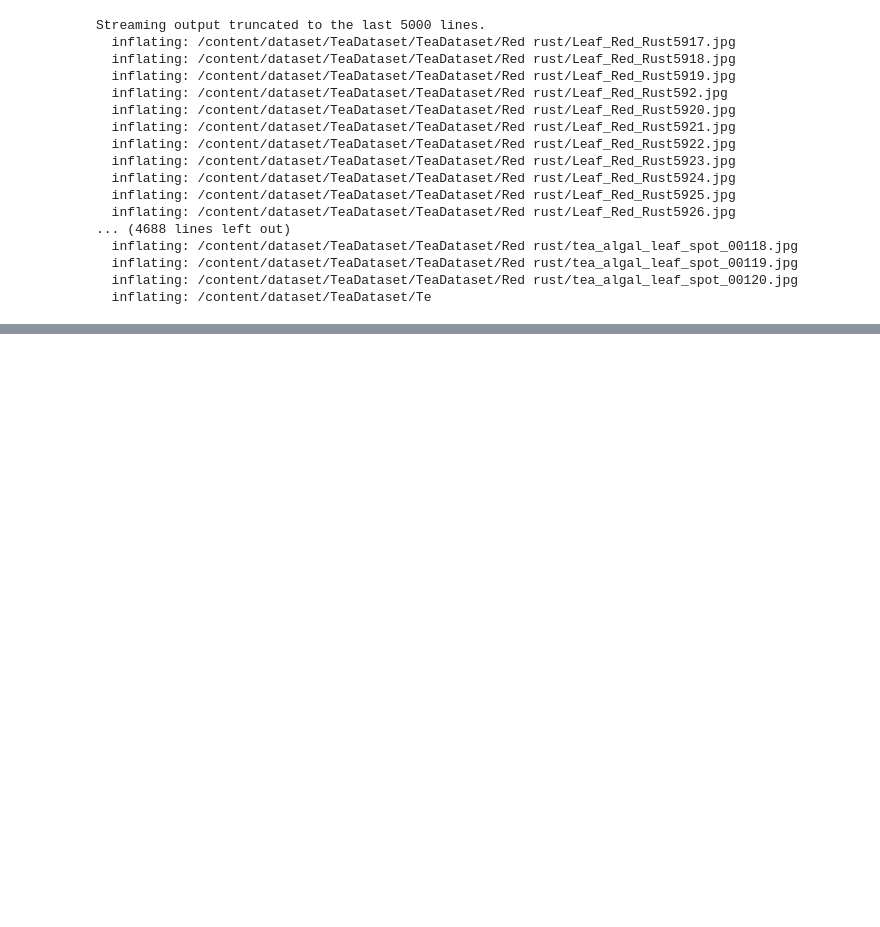
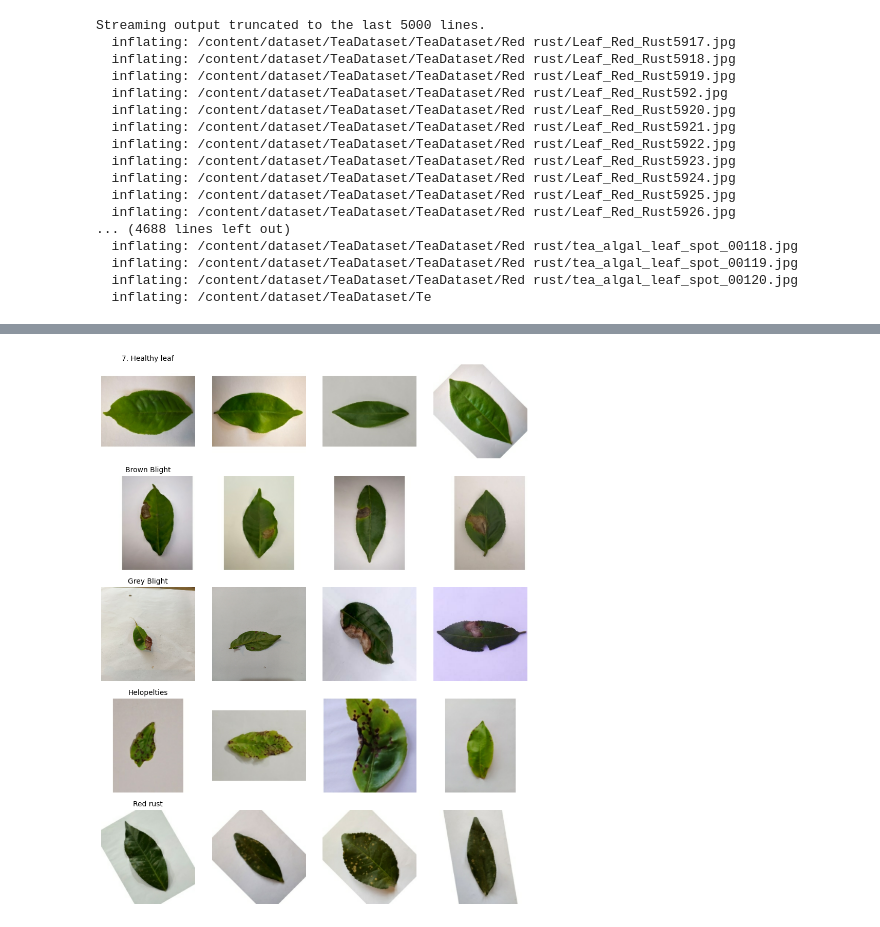
Before and after one commit to Musarrat1/Assembly, a Jupyter notebook: tealeaf.ipynb, the cells around one changed output, grey strips where cells are left out. Saved outputs shown, nothing was run; the diff lists cells and outputs as text; code cells hidden in the pictures; blank space fills up the shorter version.

```diff
--- a/tealeaf.ipynb
+++ b/tealeaf.ipynb
@@ -82,15 +134,20 @@ print("✅ Class counts:", counts)
 # %%
 import numpy as np
-
+# counts must match TF class_names order
 total = sum(counts.values())
 K = len(class_names)
 
-# balanced weights
-class_weights = {i: total/(K*counts[class_names[i]]) for i in range(K)}
+class_weights = {}
+for i, name in enumerate(class_names):
+    c = counts.get(name, None)
+    if c is None or c == 0:
+        class_weights[i] = 1.0
+    else:
+        class_weights[i] = total / (K * c)
 
-# clip to avoid instability (important!)
+# clip to avoid instability (important)
 class_weights_clipped = {k: float(min(v, 1.8)) for k, v in class_weights.items()}
 
-print("Raw weights:", class_weights)
+print("✅ Raw weights:", class_weights)
 print("✅ Clipped weights:", class_weights_clipped)
 # %% [output]
@@ -145 +156,32 @@ aug = tf.keras.Sequential([
+# %%
+import matplotlib.pyplot as plt
+import numpy as np
+
+N_PER_CLASS = 4  # increase to 5 if you want
+samples = {i: [] for i in range(num_classes)}
+
+for images, labels in train_ds:
+    y = np.argmax(labels.numpy(), axis=1)
+    for i, cls in enumerate(y):
+        if len(samples[cls]) < N_PER_CLASS:
+            samples[cls].append(images[i].numpy().astype("uint8"))
+    if all(len(samples[k]) >= N_PER_CLASS for k in samples):
+        break
+
+rows = num_classes
+cols = N_PER_CLASS
+plt.figure(figsize=(cols*2.2, rows*2.2))
+idx = 1
+for r in range(rows):
+    for c in range(cols):
+        plt.subplot(rows, cols, idx)
+        plt.imshow(samples[r][c])
+        plt.axis("off")
+        if c == 0:
+            plt.title(class_names[r], fontsize=10)
+        idx += 1
+plt.tight_layout()
+plt.show()
+# %% [output]
+[figure, added]
 # %%
```
Also changed, not shown: parts of 13 cells of this notebook.
